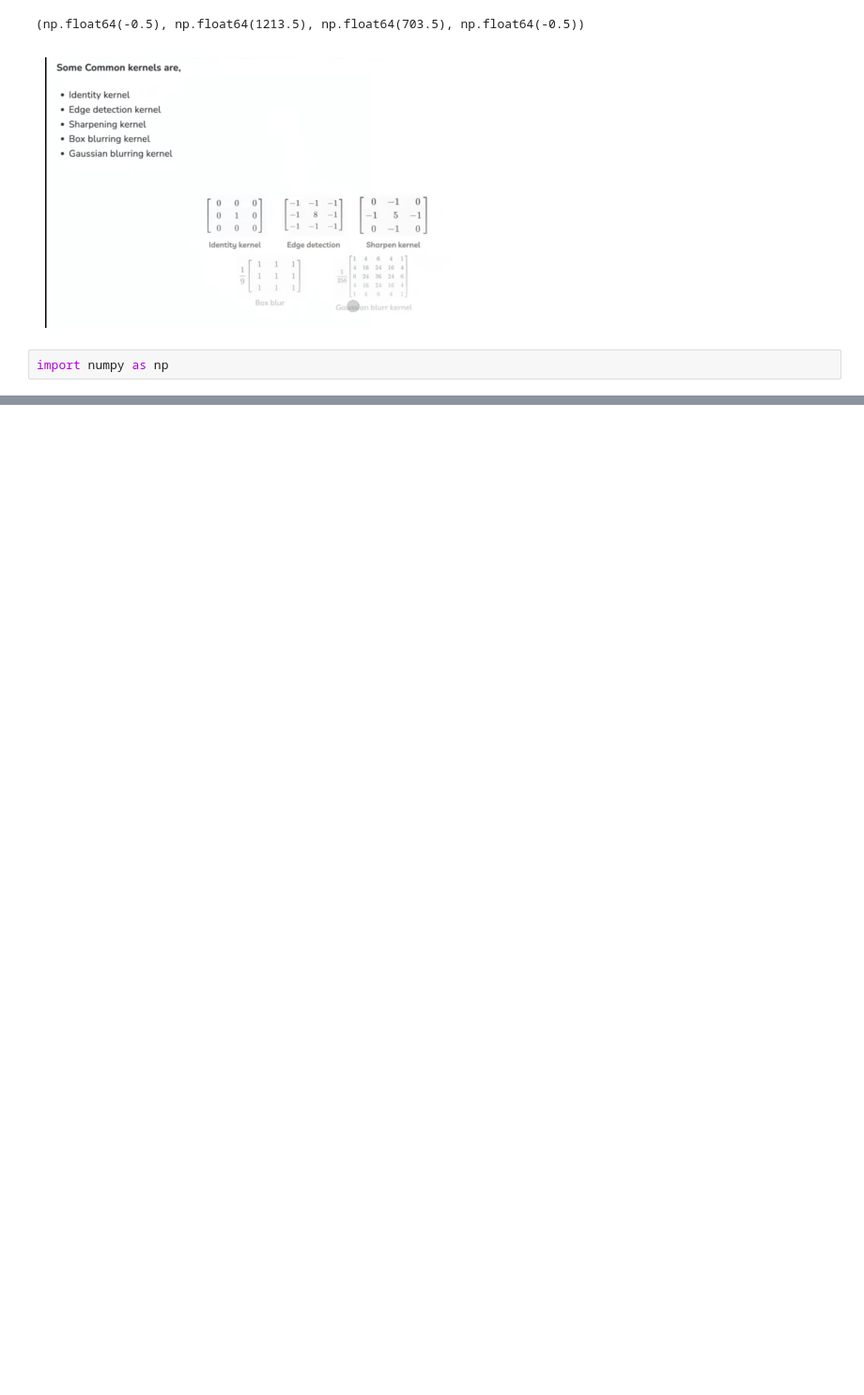
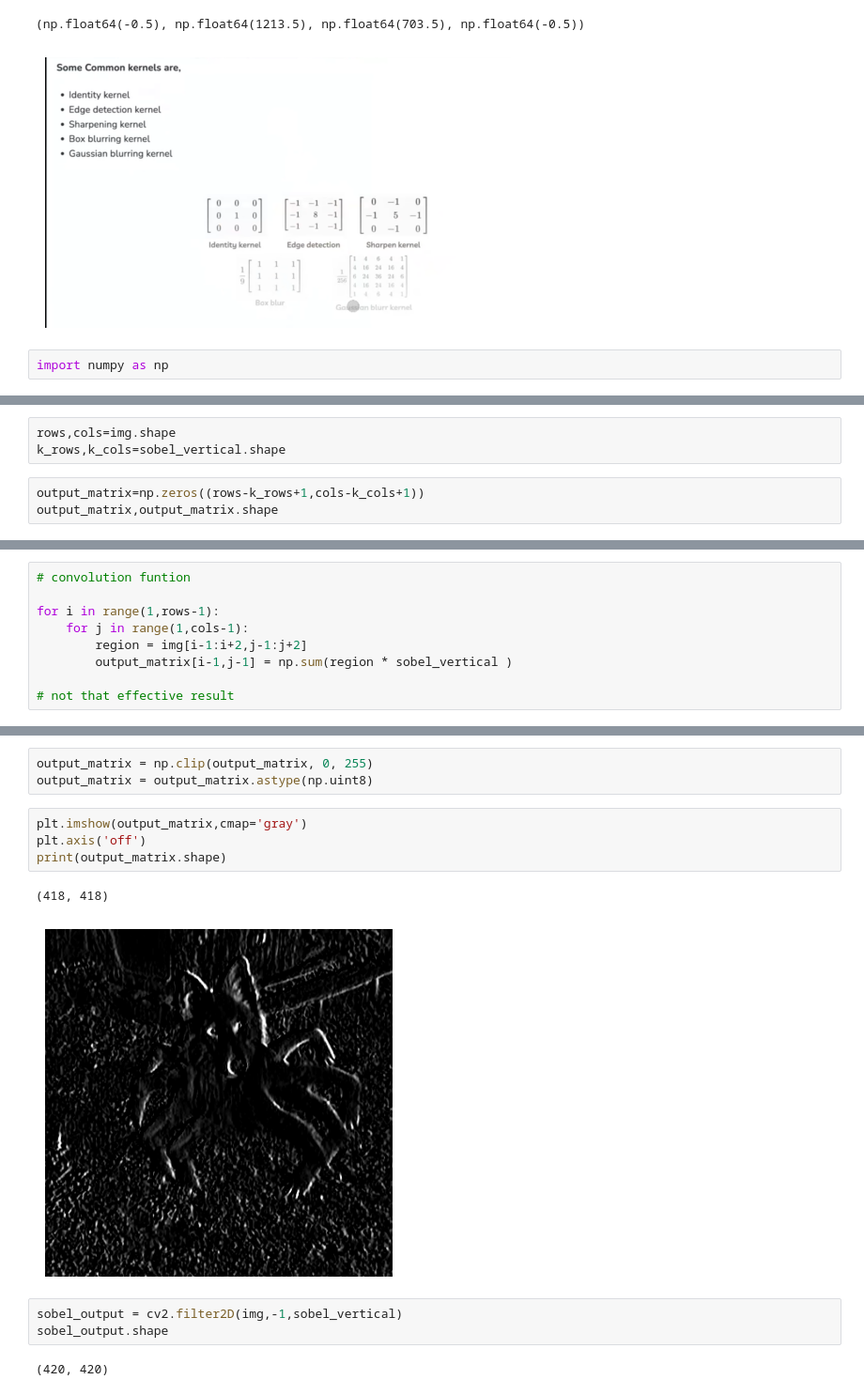
Before and after one commit to Vermashubh646/ML, a Jupyter notebook: DL/CNN/Kernels.ipynb, the cells around one changed output, grey strips where cells are left out. Shown at 94% size. Drawn from its saved outputs; the diff is of its cells as text; blank space fills up the shorter version.

```diff
--- a/DL/CNN/Kernels.ipynb
+++ b/DL/CNN/Kernels.ipynb
@@ -39,0 +37,6 @@ import numpy as np
+# %%
+rows,cols=img.shape
+k_rows,k_cols=sobel_vertical.shape
+# %%
+output_matrix=np.zeros((rows-k_rows+1,cols-k_cols+1))
+output_matrix,output_matrix.shape
@@ -39,0 +52,9 @@ import numpy as np
+# %%
+# convolution funtion
+
+for i in range(1,rows-1):
+    for j in range(1,cols-1):
+        region = img[i-1:i+2,j-1:j+2]
+        output_matrix[i-1,j-1] = np.sum(region * sobel_vertical )
+
+# not that effective result
@@ -39,0 +71,15 @@ import numpy as np
+# %%
+output_matrix = np.clip(output_matrix, 0, 255)
+output_matrix = output_matrix.astype(np.uint8)
+# %%
+plt.imshow(output_matrix,cmap='gray')
+plt.axis('off')
+print(output_matrix.shape)
+# %% [output]
+(418, 418)
+[figure, added]
+# %%
+sobel_output = cv2.filter2D(img,-1,sobel_vertical)
+sobel_output.shape
+# %% [output]
+(420, 420)
```
Also changed, not shown: parts of 15 cells of this notebook.
